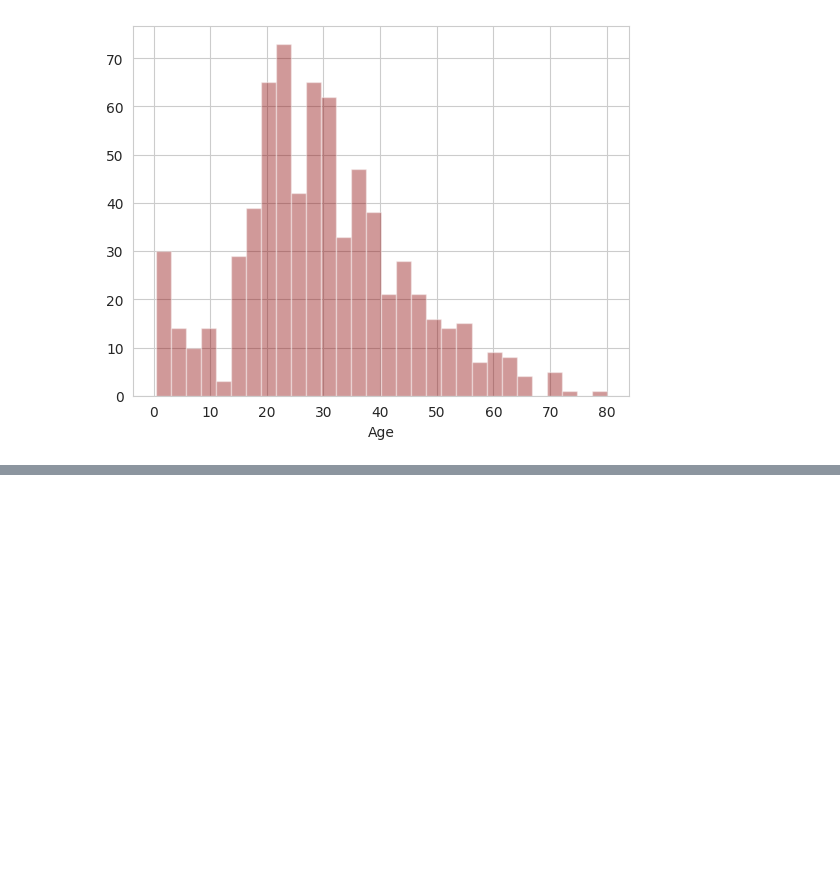
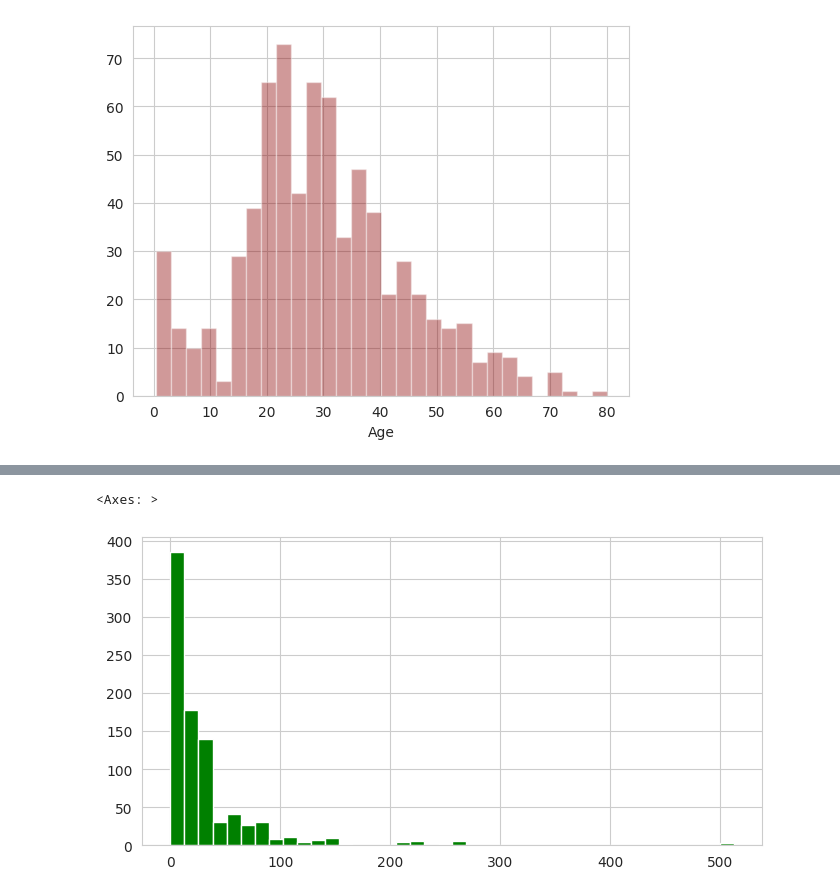
Before and after one commit to anilpatelia/kaggle_prjects, a Jupyter notebook: EDA/HandlingMissingData.ipynb, the cells around one changed output, grey strips where cells are left out. Cells and saved outputs as stored; diff of their text form; code cells hidden in the pictures; blank space fills up the shorter version.

```diff
--- a/EDA/HandlingMissingData.ipynb
+++ b/EDA/HandlingMissingData.ipynb
@@ -42,0 +48,5 @@ https://gist.github.com/mwaskom/de44147ed2974457ad6372750bbe5751
+# %%
+train['Fare'].hist(color = 'green', bins = 40, figsize=(8,4))
+# %% [output]
+<Axes: >
+[figure, added]
```
Also changed, not shown: parts of 2 cells of this notebook.
